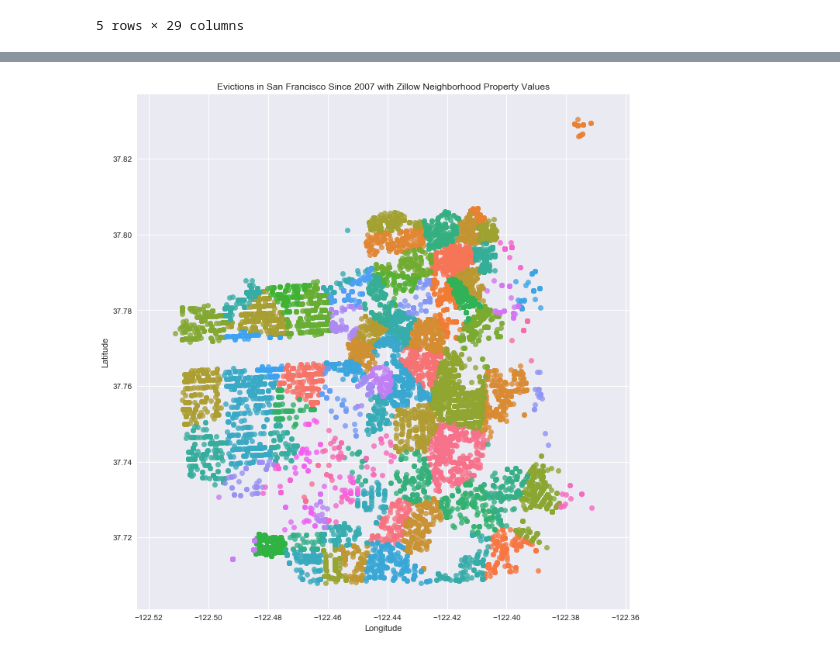
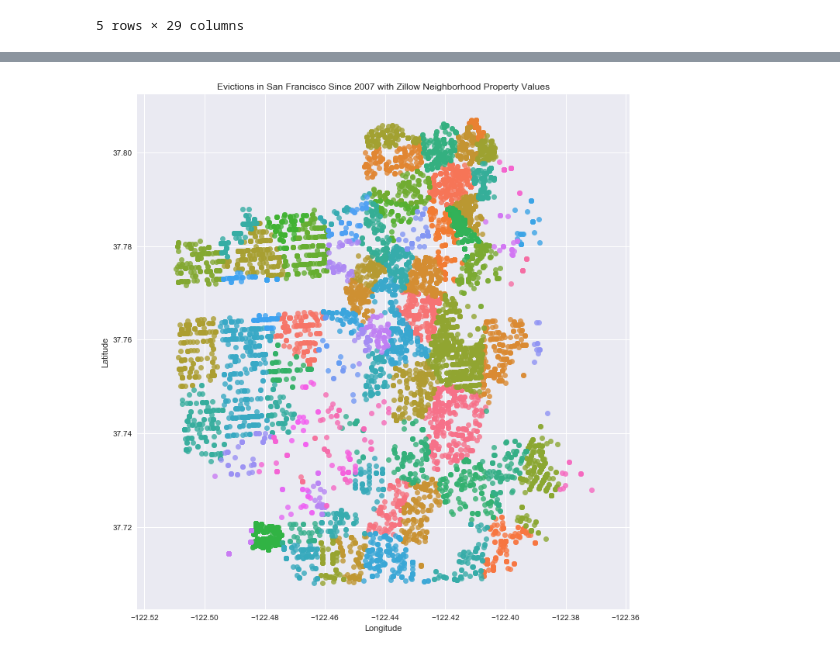
Before and after one commit to Jkremr/evictions-home-values, a Jupyter notebook: evictions-home-values.ipynb, the cells around one changed output, grey strips where cells are left out. Saved outputs shown, nothing was run; the diff lists cells and outputs as text; code cells hidden in the pictures.

Commit message:
Cleaning up aggregations and removing multi-level column names.

```diff
--- a/evictions-home-values.ipynb
+++ b/evictions-home-values.ipynb
@@ -22,6 +22,3 @@ df.head()
 | 3 | M161901 | 1200 Block Of 9th Avenue | San Francisco | CA | 94122 | 2016-06-02 | False | False | ... |
 | 4 | M162428 | 1400 Block Of Larkin Street | San Francisco | CA | 94109 | 2016-02-28 | False | False | ... |
 5 rows × 29 columns
-# %%
-df = df.dropna(subset=['Location'])
-len(df)
@@ -30,5 +31,10 @@ len(df)
 # %%
 mindate = date(2007, 9, 15) # This is the minimum date for which we have home values from Zillow.
-df = df[df['File Date'] > mindate]
+
+# This is the number of lookback months to find change in home values prior to an eviction.
+lookbackperiod_mos = 36
+
+# Trimming the dataset to remove very early values that would not return values in the lookback period.
+df = df[df['File Date'] > (mindate + relativedelta(months=+lookbackperiod_mos)) ]
 len(df)
 # %% [output]
@@ -233,0 +179,33 @@ pricingdf
+# %%
+# Adding a key value pair for the zillow value increase for our lookback function.
+aggregation_lookback = dict(baseaggregation)
+aggregation_lookback.update({ 'Z_Value_Increase' : {'average_value_increase' : 'mean'},})
+
+# Merge the results of our calls to neighborhood() back to our dataframe.
+allevictions = df.merge(df.apply(lambda row: addPricingData_lookback(row, lookbackperiod_mos), axis = 1), left_on='Eviction ID', right_on='Eviction_id')
+
+
+
+# Creating a dataframe to group by neighborhood.
+groupby_hood = allevictions.groupby([('Zillow_Neighborhood')],as_index=True).agg(aggregation_lookback).reset_index()
+
+groupby_hood.columns = groupby_hood.columns.droplevel(level=1)
+
+
+# Creating a row-wise sum of all the non-cause eviciton counts.
+groupby_hood['total_non_cause'] = groupby_hood[non_cause_eviction_names].sum(axis=1)
+
+# Adding a column to show the frequency of non-cause evicitons.
+groupby_hood['non_cause_frequency'] = (groupby_hood['total_non_cause']/
+                                                               groupby_hood['Eviction ID']
+                                                              )
+
+# Drop rows for neighborhoods without pricing data.
+groupby_hood_pricing = groupby_hood.dropna(subset=['Z_Value_Increase']).reset_index()
+
+
+
+# Drop neighborhoods with small sample sizes.
+plot_non_cause_frequency = groupby_hood_pricing[groupby_hood_pricing['Eviction ID'] > 40]
+
+plot_non_cause_frequency.head()
@@ -298,11 +370,11 @@ plt.show()
 # %%
-ax = sns.lmplot(x='Lng', y='Lat', hue='Zillow_Neighborhood', size=10, data=pricingdf, fit_reg=False, legend=False)
+ax = sns.lmplot(x='Lng', y='Lat', hue='Zillow_Neighborhood', size=10, data=allevictions, fit_reg=False, legend=False)
 ax.despine(left=True)
 
 # Set title, x-axis label, y-axis label.
 plt.title('Evictions in San Francisco Since 2007 with Zillow Neighborhood Property Values')
 plt.xlabel('Longitude')
 plt.ylabel('Latitude')
 plt.show()
 # %% [output]
-[figure, old version]
+[figure, new version]
```
Also changed, not shown: parts of 20 cells of this notebook.
